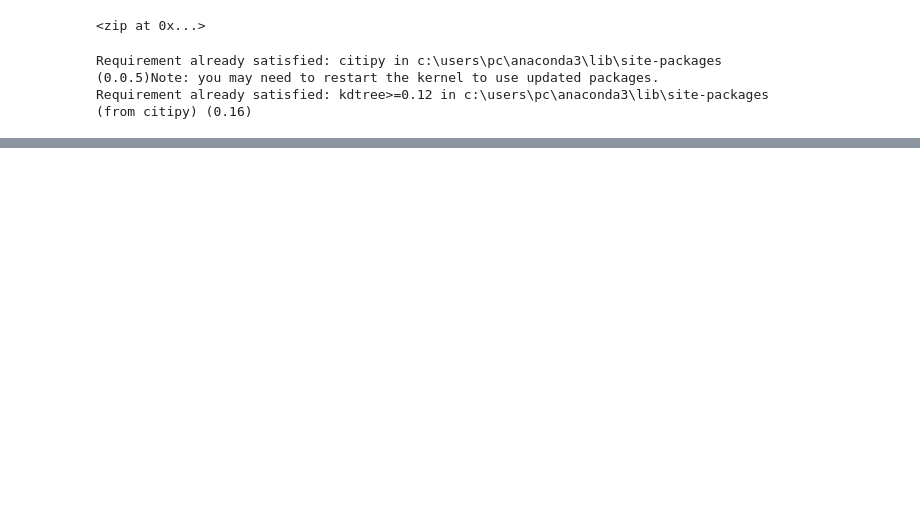
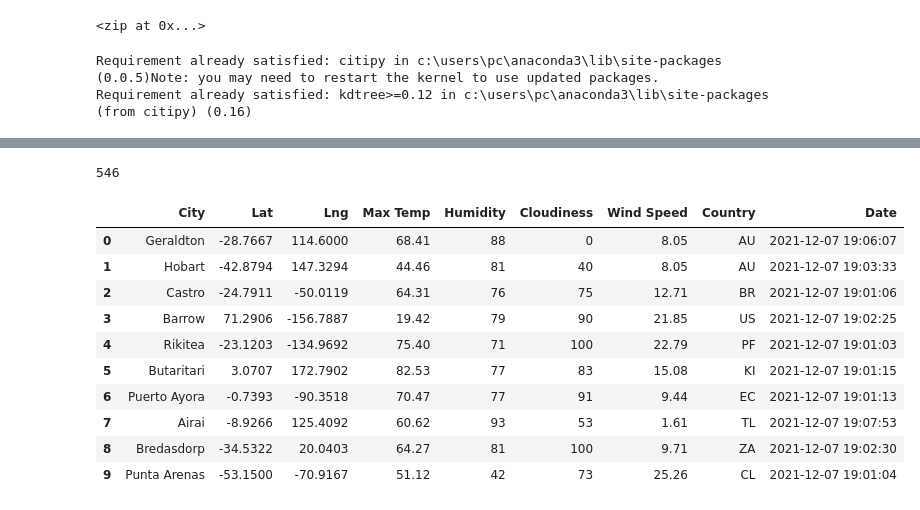
Before and after one commit to Chuks-SN/World_Weather_Analysis, a Jupyter notebook: WeatherPy.ipynb, the cells around one changed output, grey strips where cells are left out. Saved outputs shown, nothing was run; the diff lists cells and outputs as text; code cells hidden in the pictures; blank space fills up the shorter version.

```diff
--- a/WeatherPy.ipynb
+++ b/WeatherPy.ipynb
@@ -61,0 +152,20 @@ len(cities)
+# %%
+len(city_data)
+# %% [output]
+546
+# %%
+# Convert the array of dictionaries to a Pandas DataFrame.
+city_data_df = pd.DataFrame(city_data)
+city_data_df.head(10)
+# %% [output]
+|  | City | Lat | Lng | Max Temp | Humidity | Cloudiness | Wind Speed | Country | Date |
+| 0 | Geraldton | -28.7667 | 114.6000 | 68.41 | 88 | 0 | 8.05 | AU | 2021-12-07 19:06:07 |
+| 1 | Hobart | -42.8794 | 147.3294 | 44.46 | 81 | 40 | 8.05 | AU | 2021-12-07 19:03:33 |
+| 2 | Castro | -24.7911 | -50.0119 | 64.31 | 76 | 75 | 12.71 | BR | 2021-12-07 19:01:06 |
+| 3 | Barrow | 71.2906 | -156.7887 | 19.42 | 79 | 90 | 21.85 | US | 2021-12-07 19:02:25 |
+| 4 | Rikitea | -23.1203 | -134.9692 | 75.40 | 71 | 100 | 22.79 | PF | 2021-12-07 19:01:03 |
+| 5 | Butaritari | 3.0707 | 172.7902 | 82.53 | 77 | 83 | 15.08 | KI | 2021-12-07 19:01:15 |
+| 6 | Puerto Ayora | -0.7393 | -90.3518 | 70.47 | 77 | 91 | 9.44 | EC | 2021-12-07 19:01:13 |
+| 7 | Airai | -8.9266 | 125.4092 | 60.62 | 93 | 53 | 1.61 | TL | 2021-12-07 19:07:53 |
+| 8 | Bredasdorp | -34.5322 | 20.0403 | 64.27 | 81 | 100 | 9.71 | ZA | 2021-12-07 19:02:30 |
+| 9 | Punta Arenas | -53.1500 | -70.9167 | 51.12 | 42 | 73 | 25.26 | CL | 2021-12-07 19:01:04 |
```
Also changed, not shown: parts of 7 cells of this notebook, 4 other files.
